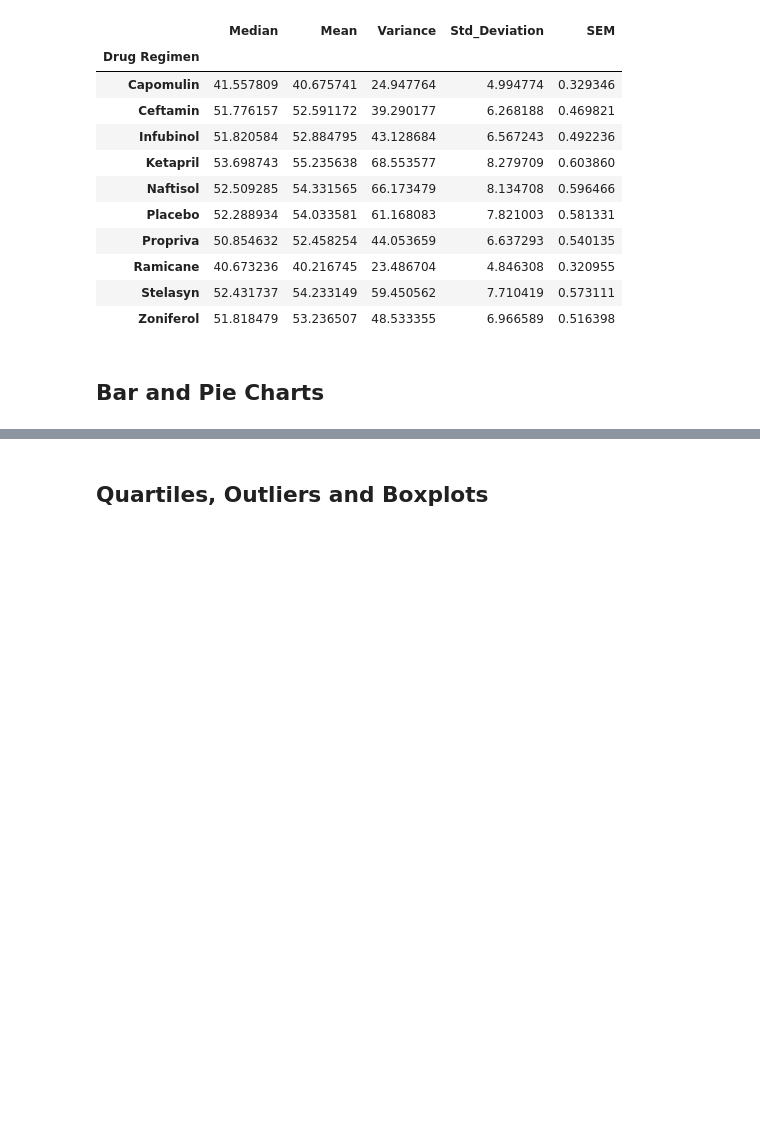
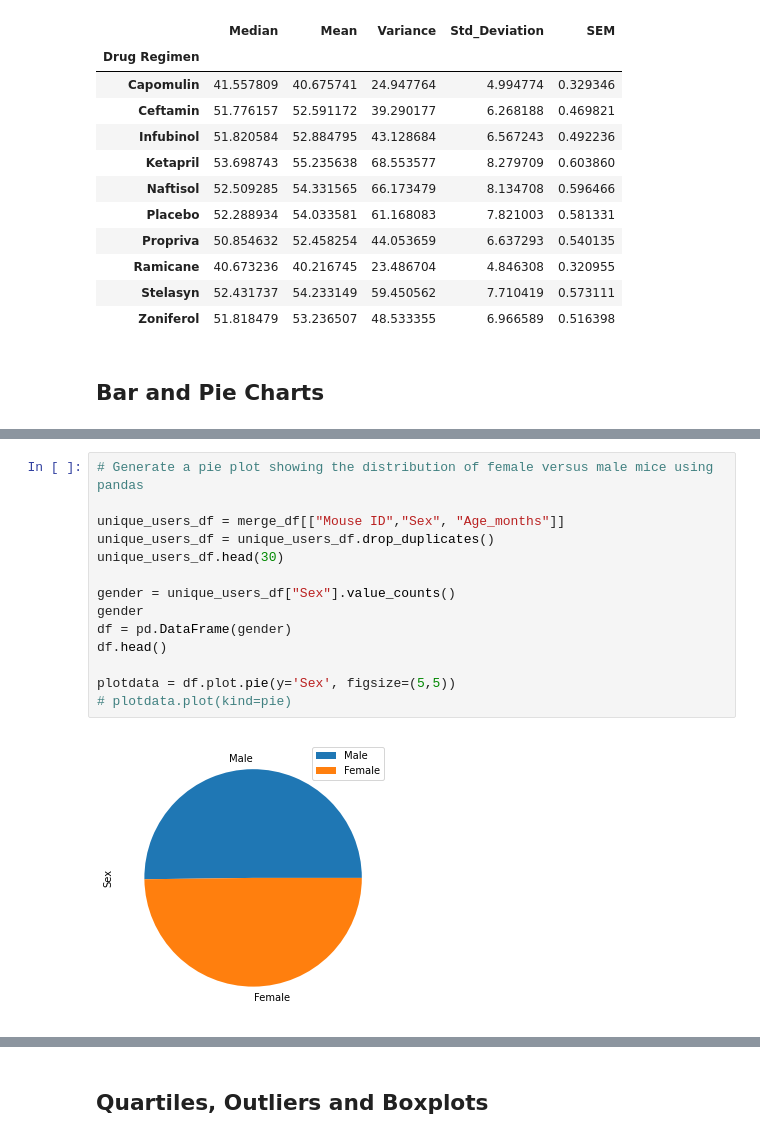
Before and after one commit to jump8621/Matplotlib_PowerofPlots, a Jupyter notebook: actual-Copy2.ipynb, the cells around one changed output, grey strips where cells are left out. Cells and saved outputs as stored; diff of their text form; blank space fills up the shorter version.

Commit message:
add data file

```diff
--- a/actual-Copy2.ipynb
+++ b/actual-Copy2.ipynb
@@ -424 +431,17 @@ matplotlib.pyplot.bar(x, height, width=0.8, bottom=None, *, align='center', data
+# %%
+# Generate a pie plot showing the distribution of female versus male mice using pandas
+
+unique_users_df = merge_df[["Mouse ID","Sex", "Age_months"]]
+unique_users_df = unique_users_df.drop_duplicates()
+unique_users_df.head(30)
+
+gender = unique_users_df["Sex"].value_counts()
+gender
+df = pd.DataFrame(gender)
+df.head()
+
+plotdata = df.plot.pie(y='Sex', figsize=(5,5))
+# plotdata.plot(kind=pie)
+# %% [output]
+[figure, added]
 # %%
```
Also changed, not shown: parts of 7 cells of this notebook.
